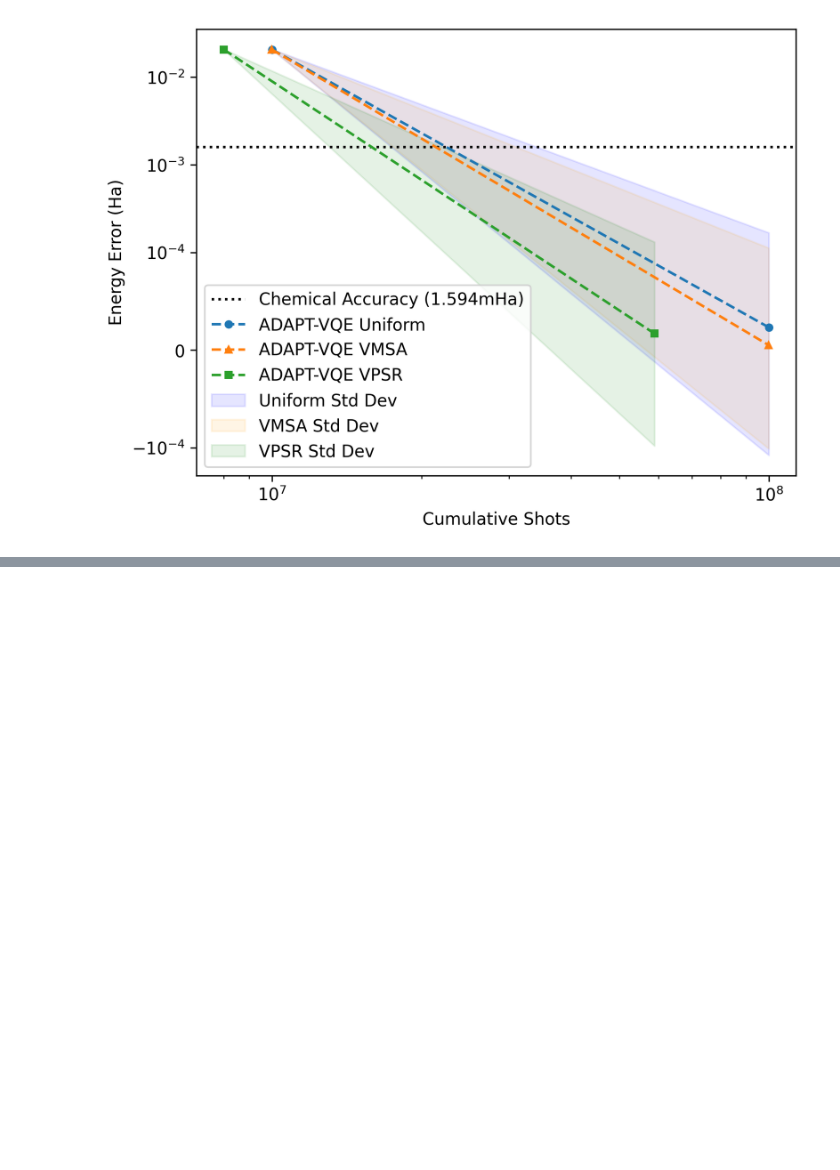
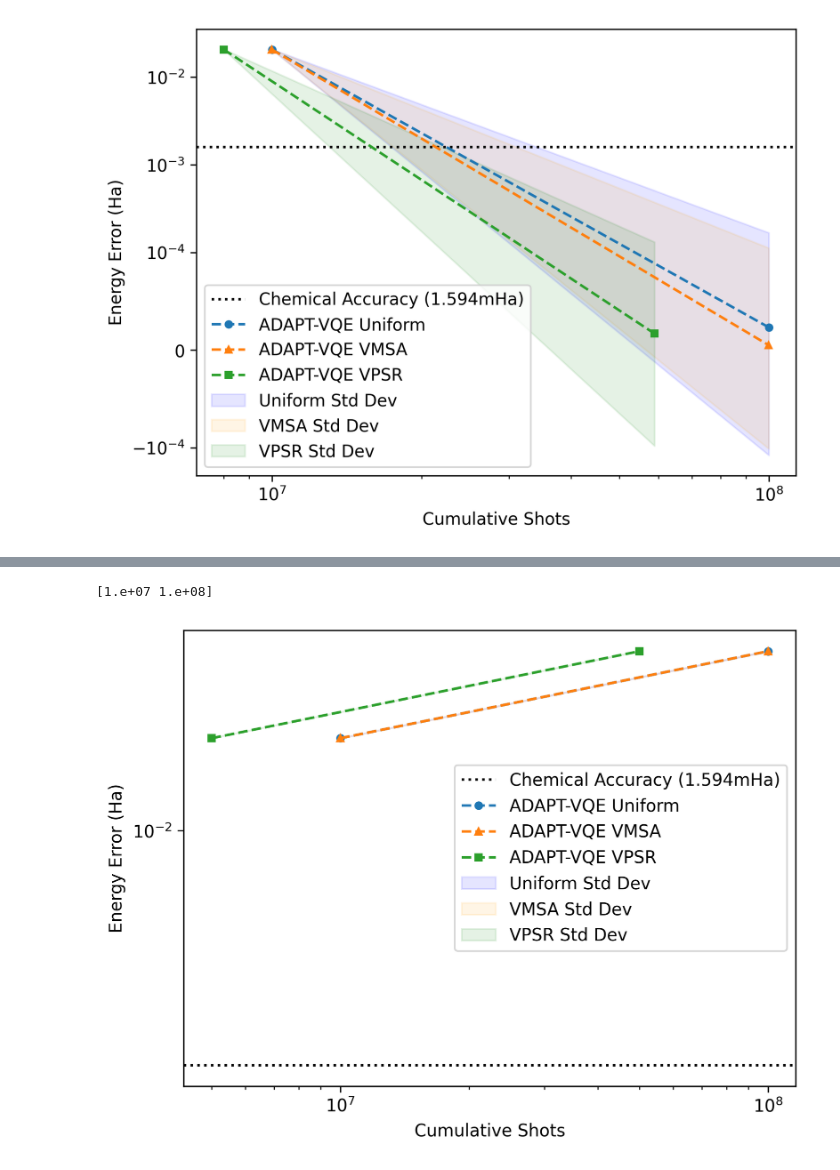
Before and after one commit to azhar-ikhtiarudin/ShotOptimization-ADAPT-VQE, a Jupyter notebook: visualization/h2_comparison.ipynb, the cells around one changed output, grey strips where cells are left out. Saved outputs shown, nothing was run; the diff lists cells and outputs as text; code cells hidden in the pictures; blank space fills up the shorter version.

```diff
--- a/visualization/h2_comparison.ipynb
+++ b/visualization/h2_comparison.ipynb
@@ -139,0 +155,5 @@ plotErrorToCumulativeShots(data_H2_10M_QWC_v2)
+# %%
+plotErrorToCumulativeShots(data_H2_10M_FC_V2)
+# %% [output]
+[1.e+07 1.e+08]
+[figure, added]
```
Also changed, not shown: parts of 4 cells of this notebook.
